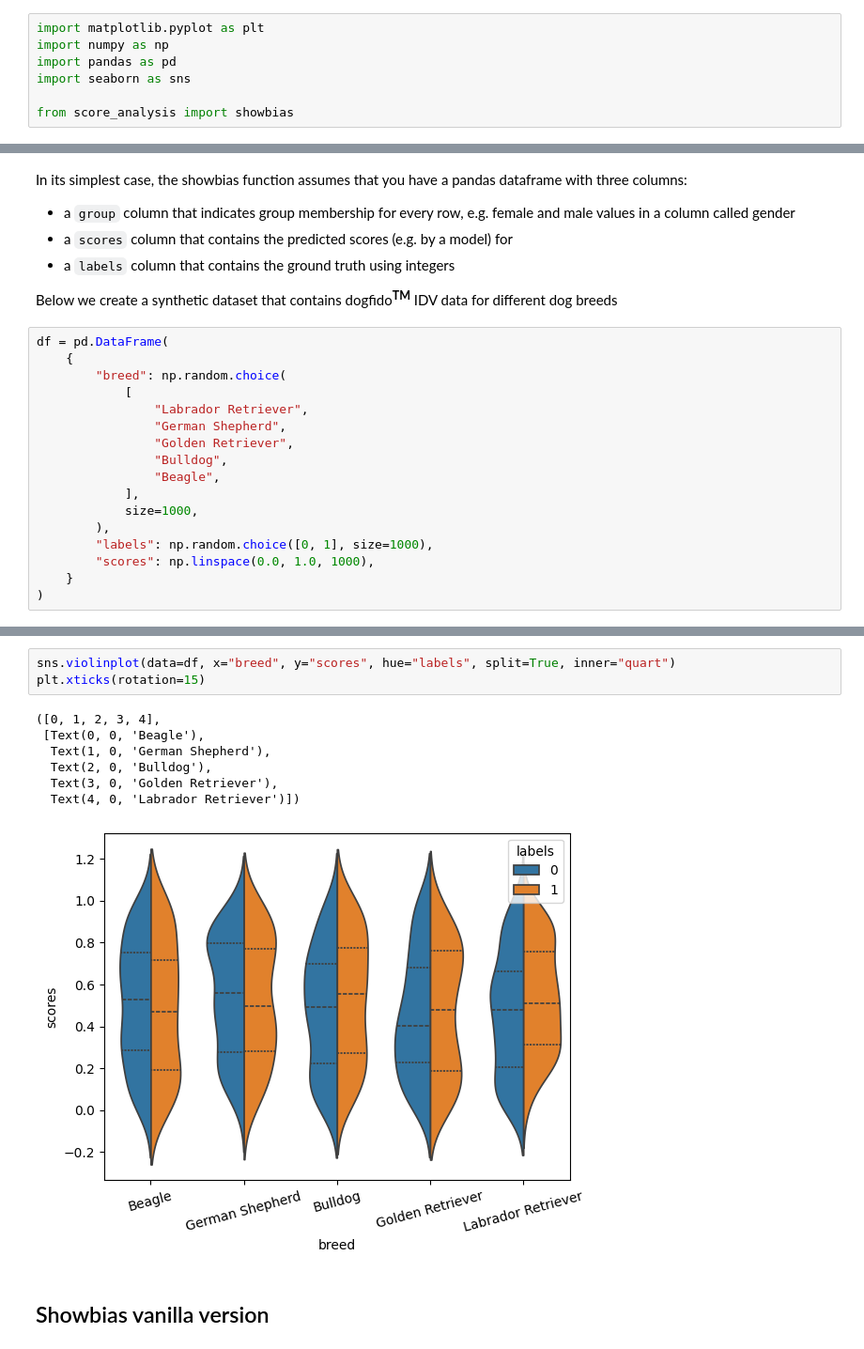
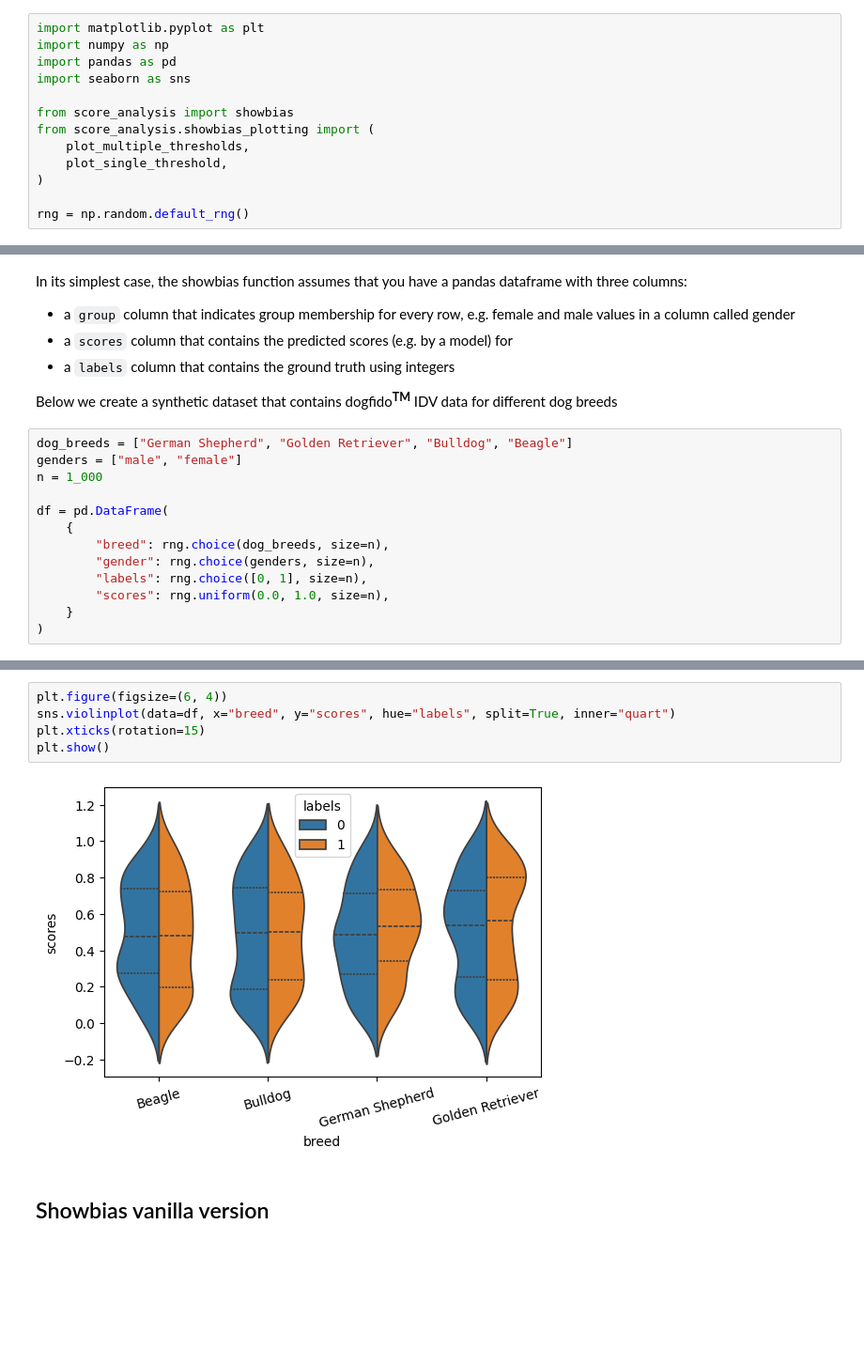
Before and after one commit to martinsbruveris/score-analysis, a Jupyter notebook: notebooks/showbias_tutorial.ipynb, the cells around one changed output, grey strips where cells are left out. Shown at 94% size. Saved outputs shown, nothing was run; the diff lists cells and outputs as text; blank space fills up the shorter version.

Commit message:
Tweak showbias tutorial (#13)

```diff
--- a/notebooks/showbias_tutorial.ipynb
+++ b/notebooks/showbias_tutorial.ipynb
@@ -5,6 +5,12 @@ import pandas as pd
 import seaborn as sns
 
 from score_analysis import showbias
+from score_analysis.showbias_plotting import (
+    plot_multiple_thresholds,
+    plot_single_threshold,
+)
+
+rng = np.random.default_rng()
 # %% [markdown]
 ## Create some toy data
 # %% [markdown]
@@ -15,20 +21,16 @@ In its simplest case, the showbias function assumes that you have a pandas dataf
 
 Below we create a synthetic dataset that contains dogfido<b><sup>TM</sup></b> IDV data for different dog breeds
 # %%
+dog_breeds = ["German Shepherd", "Golden Retriever", "Bulldog", "Beagle"]
+genders = ["male", "female"]
+n = 1_000
+
 df = pd.DataFrame(
     {
-        "breed": np.random.choice(
-            [
-                "Labrador Retriever",
-                "German Shepherd",
-                "Golden Retriever",
-                "Bulldog",
-                "Beagle",
-            ],
-            size=1000,
-        ),
-        "labels": np.random.choice([0, 1], size=1000),
-        "scores": np.linspace(0.0, 1.0, 1000),
+        "breed": rng.choice(dog_breeds, size=n),
+        "gender": rng.choice(genders, size=n),
+        "labels": rng.choice([0, 1], size=n),
+        "scores": rng.uniform(0.0, 1.0, size=n),
     }
 )
 # %%
@@ -43,14 +45,10 @@ df.head()
 # %%
+plt.figure(figsize=(6, 4))
 sns.violinplot(data=df, x="breed", y="scores", hue="labels", split=True, inner="quart")
 plt.xticks(rotation=15)
+plt.show()
 # %% [output]
-([0, 1, 2, 3, 4],
- [Text(0, 0, 'Beagle'),
-  Text(1, 0, 'German Shepherd'),
-  Text(2, 0, 'Bulldog'),
-  Text(3, 0, 'Golden Retriever'),
-  Text(4, 0, 'Labrador Retriever')])
-[figure, old version]
+[figure, new version]
 # %% [markdown]
 ## Showbias vanilla version
 # %%
```
Also changed, not shown: parts of 20 cells of this notebook, 1 other file.
